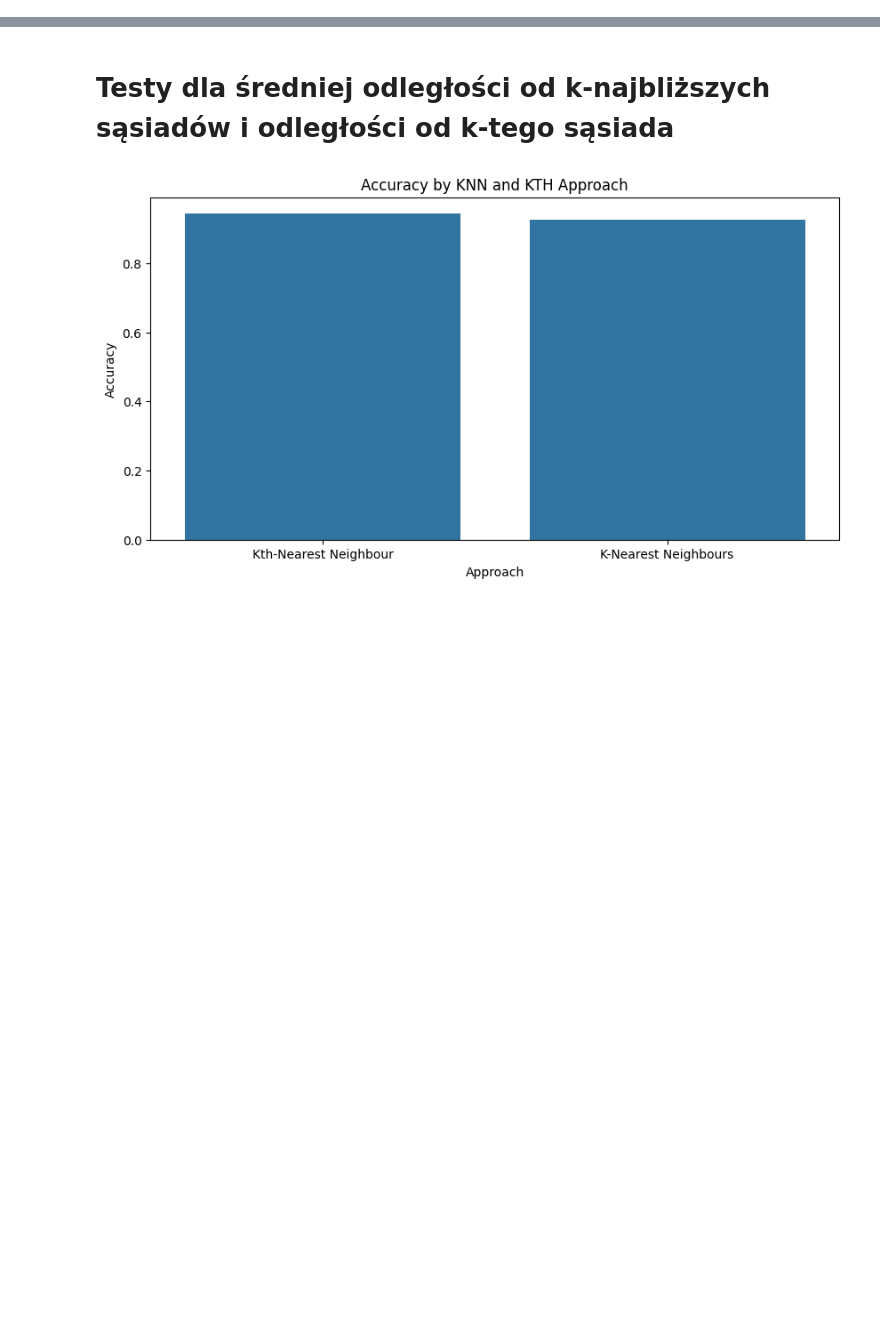
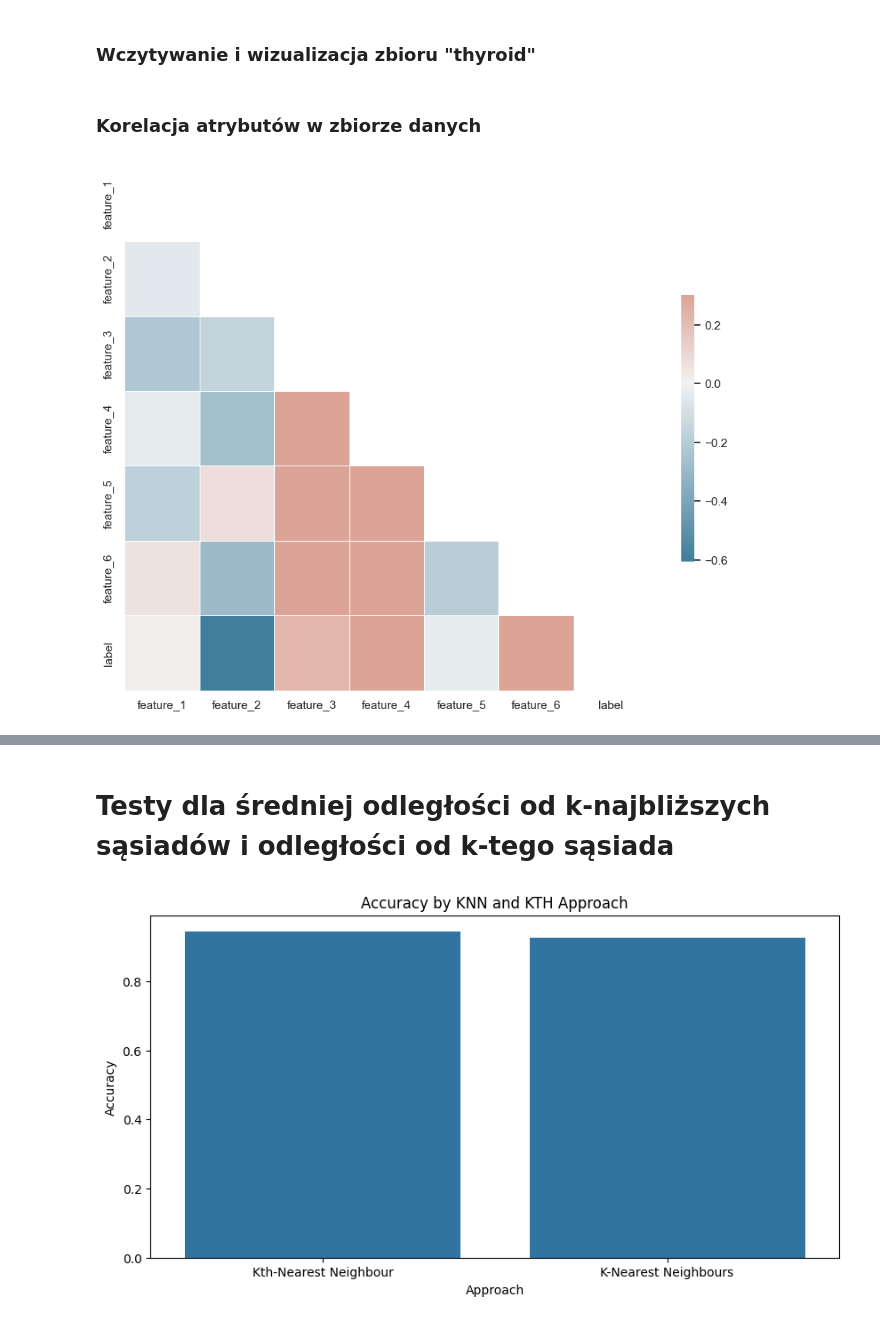
Before and after one commit to kubiakm/ZUM, a Jupyter notebook: knn_tests.ipynb, the cells around one changed output, grey strips where cells are left out. Cells and saved outputs as stored; diff of their text form; code cells hidden in the pictures; blank space fills up the shorter version.

```diff
--- a/knn_tests.ipynb
+++ b/knn_tests.ipynb
@@ -66,0 +41,19 @@ train_for_different_distance_func(X, y, distances)
+# %% [markdown]
+### Wczytywanie i wizualizacja zbioru "thyroid"
+# %%
+# load thyroid dataset
+# labels are 0 1 where 1 is anomaly. Feature 1 is an integer. Other features are continuos
+thyroid_data = pd.read_csv('thyroid.csv')
+thyroid_data_columns = thyroid_data.columns
+thyroid_features = thyroid_data[thyroid_data_columns[:6]]
+thyroid_labels = thyroid_data[thyroid_data_columns[6]]
+
+# change labels so 1 in no anomalyand -1 is anomaly (sklearn anomaly detecion convention)
+thyroid_labels[thyroid_labels == 1] = -1
+thyroid_labels[thyroid_labels == 0] = 1
+# %% [markdown]
+### Korelacja atrybutów w zbiorze danych
+# %%
+plotting_functions.plot_corr(thyroid_data)
+# %% [output]
+[figure, added]
```
Also changed, not shown: parts of 49 cells of this notebook, 5 other files.
